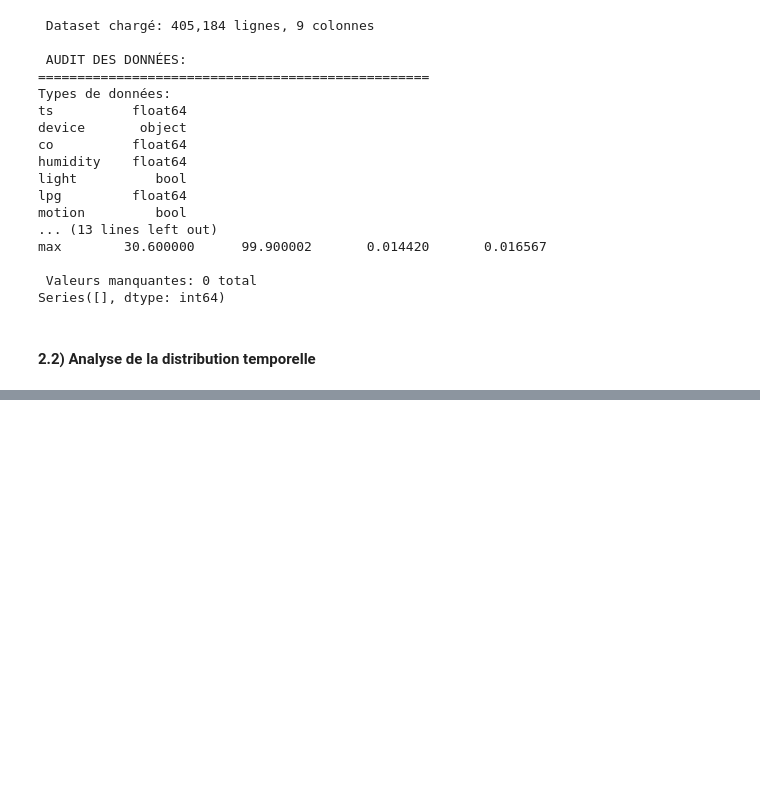
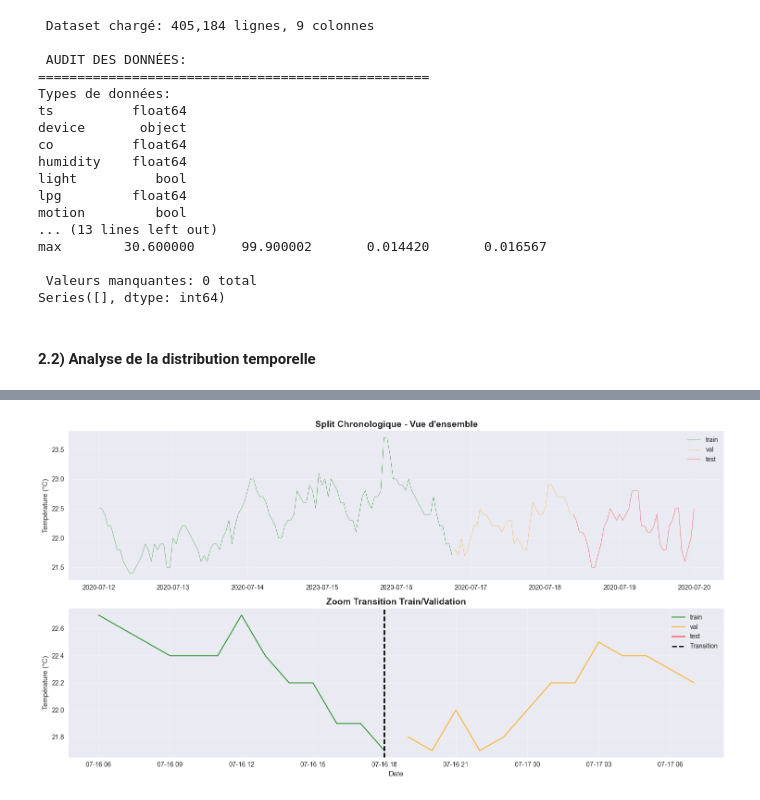
Before and after one commit to Macky0101/classification_dimage_et_Predic_ST, a Jupyter notebook: Predict_serie_temp_Version_4.ipynb, the cells around one changed output, grey strips where cells are left out. Cells and saved outputs as stored; diff of their text form; code cells hidden in the pictures; blank space fills up the shorter version.

```diff
--- a/Predict_serie_temp_Version_4.ipynb
+++ b/Predict_serie_temp_Version_4.ipynb
@@ -175,0 +688,13 @@ Series([], dtype: int64)
+# %%
+# S'assurer que les données sont triées chronologiquement
+df_final = df_final.sort_values('ts').reset_index(drop=True)
+
+# Séparation des features et targets
+X = df_final[feature_cols].values
+y = df_final[target_cols].values
+timestamps = df_final['ts'].values
+
+print(f" Données préparées:")
+print(f"   • X (features): {X.shape}")
+print(f"   • y (targets): {y.shape}")
+print(f"   • Période: {timestamps[0]} → {timestamps[-1]}")
@@ -175,0 +749,69 @@ Series([], dtype: int64)
+# %%
+
+print("\n Visualisation du split chronologique...")
+
+# Création d'un DataFrame pour la visualisation
+split_df = pd.DataFrame({
+    'timestamp': timestamps,
+    'split': ['train'] * len(X_train) + ['val'] * len(X_val) + ['test'] * len(X_test),
+    'temp': y[:, 0]
+})
+
+plt.figure(figsize=(15, 8))
+
+# Graphique principal
+plt.subplot(2, 1, 1)
+colors = {'train': 'green', 'val': 'orange', 'test': 'red'}
+
+for split_name, color in colors.items():
+    mask = split_df['split'] == split_name
+    plt.plot(split_df.loc[mask, 'timestamp'], split_df.loc[mask, 'temp'],
+             color=color, alpha=0.7, linewidth=0.5, label=split_name)
+
+plt.title('Split Chronologique - Vue d\'ensemble', fontweight='bold', fontsize=14)
+plt.ylabel('Température (°C)')
+plt.legend()
+plt.grid(True, alpha=0.3)
+
+# Zoom sur les transitions
+plt.subplot(2, 1, 2)
+transition_start = timestamps_train[-1] - pd.Timedelta(hours=12)
+transition_end = timestamps_val[0] + pd.Timedelta(hours=12)
+
+mask = (split_df['timestamp'] >= transition_start) & (split_df['timestamp'] <= transition_end)
+transition_data = split_df[mask]
+
+for split_name, color in colors.items():
+    mask_split = transition_data['split'] == split_name
+    plt.plot(transition_data.loc[mask_split, 'timestamp'],
+             transition_data.loc[mask_split, 'temp'],
+             color=color, alpha=0.8, linewidth=1.5, label=split_name)
+
+plt.axvline(x=timestamps_train[-1], color='black', linestyle='--', linewidth=2, label='Transition')
+plt.title('Zoom Transition Train/Validation', fontweight='bold', fontsize=14)
+plt.xlabel('Date')
+plt.ylabel('Température (°C)')
+plt.legend()
+plt.grid(True, alpha=0.3)
+
+plt.tight_layout()
+plt.show()
+
+# Vérification des gaps temporels
+print("\n Vérification de la continuité:")
+train_end = pd.to_datetime(timestamps_train[-1])
+val_start = pd.to_datetime(timestamps_val[0])
+val_end = pd.to_datetime(timestamps_val[-1])
+test_start = pd.to_datetime(timestamps_test[0])
+
+gap_train_val = val_start - train_end
+gap_val_test = test_start - val_end
+
+print(f"   • Gap Train→Val: {gap_train_val}")
+print(f"   • Gap Val→Test: {gap_val_test}")
+
+if gap_train_val.total_seconds() > 0 or gap_val_test.total_seconds() > 0:
+    print("     Gaps temporels détectés - normal pour données IoT")
+else:
+    print("    Continuité temporelle parfaite")
+# %% [output]
@@ -175,0 +819 @@ Series([], dtype: int64)
+[figure, added]
```
Also changed, not shown: parts of 77 cells of this notebook, 10 other files.
